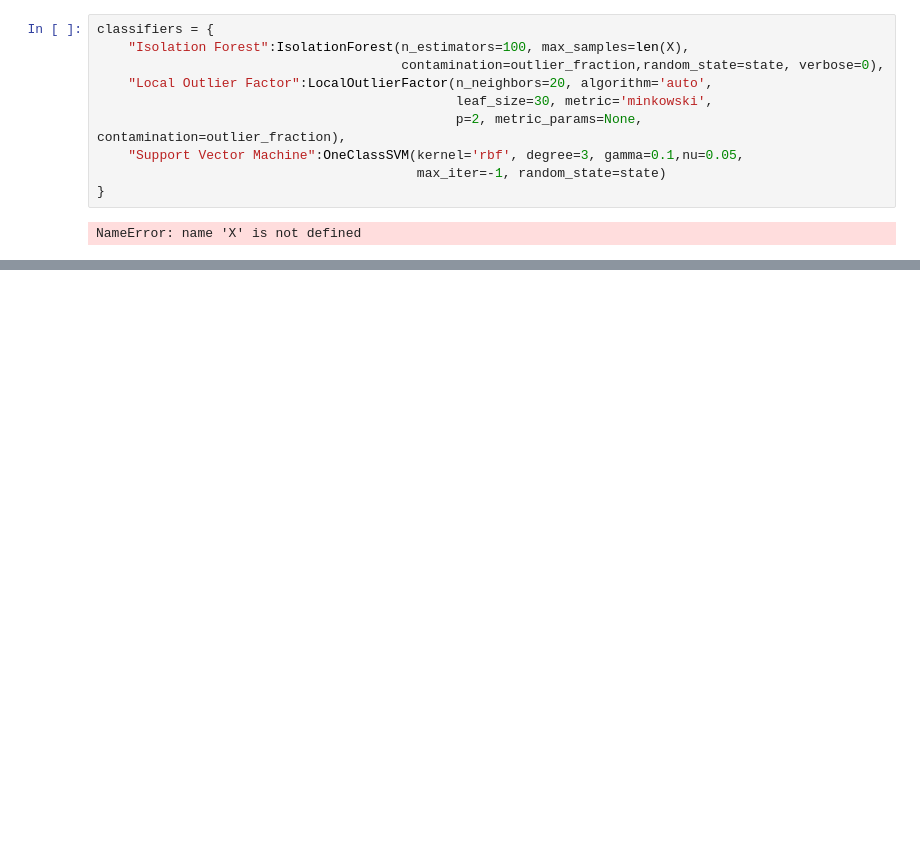
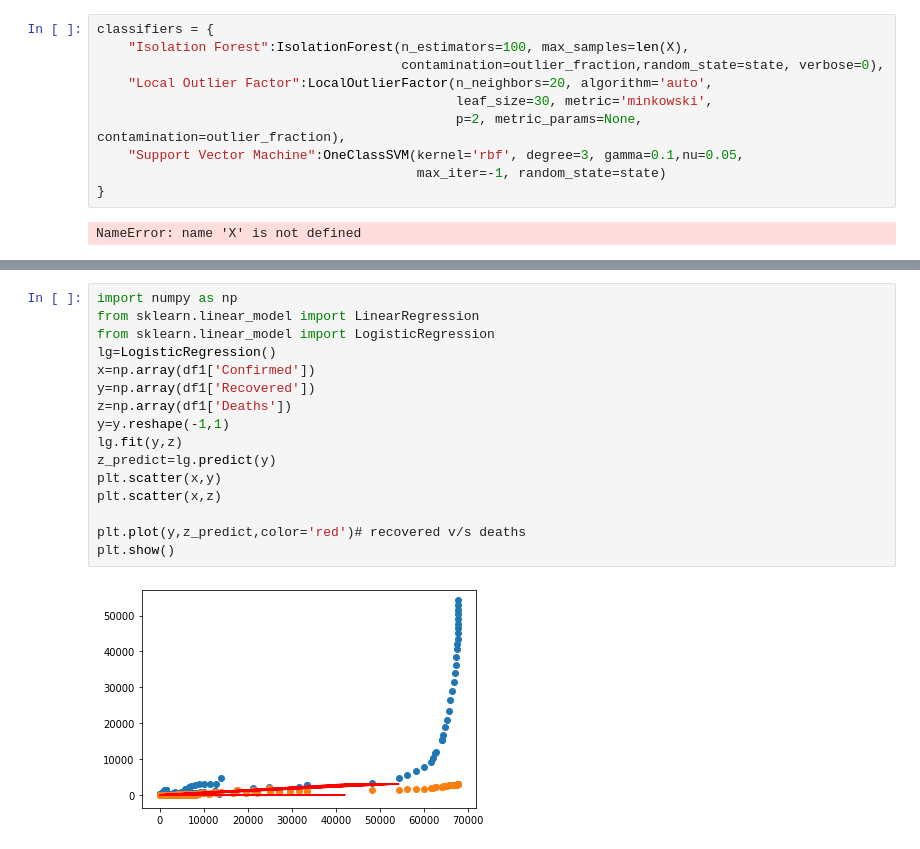
Before and after one commit to harshitgupta1998/Covid-19-Trend-Analysis-Using-Neural-Networks, a Jupyter notebook: Main_visualization_dataset/NOVEL_CORONAVIRUS.ipynb, the cells around one changed output, grey strips where cells are left out. Saved outputs shown, nothing was run; the diff lists cells and outputs as text; blank space fills up the shorter version.

```diff
--- a/Main_visualization_dataset/NOVEL_CORONAVIRUS.ipynb
+++ b/Main_visualization_dataset/NOVEL_CORONAVIRUS.ipynb
@@ -330,0 +326,18 @@ NameError: name 'Fraud' is not defined
+# %%
+import numpy as np
+from sklearn.linear_model import LinearRegression
+from sklearn.linear_model import LogisticRegression
+lg=LogisticRegression()
+x=np.array(df1['Confirmed'])
+y=np.array(df1['Recovered'])
+z=np.array(df1['Deaths'])
+y=y.reshape(-1,1)
+lg.fit(y,z)
+z_predict=lg.predict(y)
+plt.scatter(x,y)
+plt.scatter(x,z)
+
+plt.plot(y,z_predict,color='red')# recovered v/s deaths
+plt.show()
+# %% [output]
+[figure, added]
```
Also changed, not shown: parts of 7 cells of this notebook.
